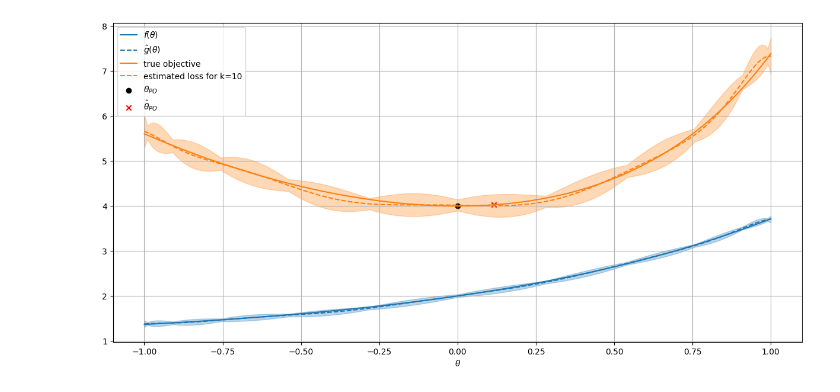
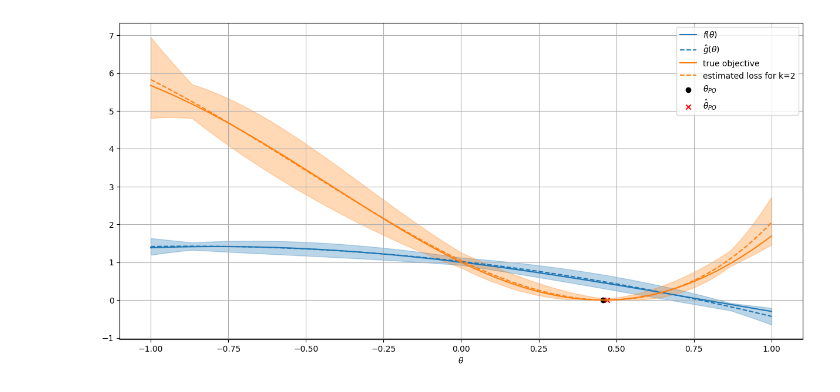
Before and after one commit to ivankirev13/Performative-Regression, a Jupyter notebook: performative_regression.ipynb, the cells around one changed output. Saved outputs shown, nothing was run; the diff lists cells and outputs as text; code cells hidden in the pictures.

```diff
--- a/performative_regression.ipynb
+++ b/performative_regression.ipynb
@@ -4,0 +50,19 @@ import math
+# %%
+
+def abss(x, k):
+
+    pr = Performative_Regression(k=k, n=1000, T=1, sigma=1, M=np.sqrt(2))
+
+    s = 0
+    for i in range(k+1):
+        s += np.abs(x - pr.thetas[i])
+
+    return s
+
+k = 8
+pr = Performative_Regression(k=k, n=1000, T=1, sigma=1, M=np.sqrt(2))
+t = np.linspace(-1, 1, 1000)
+
+plt.plot(t, abss(t, k))
+plt.scatter(pr.thetas, abss(0, k)*np.ones(len(pr.thetas)))
+plt.show()
@@ -25,7 +91,6 @@ class Performative_Regression:
 
         self.f_hat_values = self.f_hat()
 
-
     def f(self, theta):
         """
         Computes the true function value at a given Chebyshev node.
@@ -38,7 +103,7 @@ class Performative_Regression:
         """
 
         fun = np.cos(theta) - np.sin(theta)
-        fun = np.e**theta + 1
+        #fun = np.e**theta + 1
 
         return fun
 
@@ -175,7 +240,7 @@ class Performative_Regression:
         sum_new = 0
         for i in range(self.k+1):
             sum_new += np.abs(
-                (-1)**i * np.sin(np.pi * (2*i + 1) / (2*self.k + 2)) * np.cos((self.k+1)*np.arccos(theta)) / (self.k+1) / (theta - self.thetas[i])
+                np.sin(np.pi * (2*i + 1) / (2*self.k + 2)) * np.cos((self.k+1)*np.arccos(theta)) / (self.k+1) / (theta - np.cos(np.pi * (2*i + 1) / (2*self.k + 2)))
             )
 
         return sum_new
@@ -209,43 +274,40 @@ class Performative_Regression:
 
         t = np.linspace(-1, 1, 1000)
 
         plt.plot(t, self.f(t), 'C0', label=r'$f(\theta)$')
         plt.plot(t, self.g_hat(t), 'C0--', label=r"$\hat{g}(\theta)$")
         plt.fill_between(t,
                          self.g_hat(t) - self.conf_interval_at_theta(t),
                          self.g_hat(t) + self.conf_interval_at_theta(t),
                          alpha=0.3,
                          color="C0")
 
-
     def plot_objectives(self):
 
         t = np.linspace(-1, 1, 1000)
         ci = self.conf_interval_at_theta(t)
         ci_2 = ci**2 + 2 * ci * (self.g_hat(t) - t)
         ci_3 = ci**2 - 2 * ci * (self.g_hat(t) - t)
         plt.plot(t, self.true_loss(t), 'C1', label='true objective')
         plt.plot(t, self.estimated_loss(t), 'C1--', label=f'estimated loss for k={self.k}')
         plt.fill_between(t,
                          self.optimistic_loss(t),
                          self.pessimistic_loss(t),
                          alpha=0.3,
                          color='C1')
 
         estimated_min = self.minimum()[0]
         true_min = self.minimum()[1]
         plt.scatter(true_min, self.true_loss(true_min), label=r'$\theta_{PO}$', color='k')
         plt.scatter(estimated_min, self.true_loss(estimated_min), label=r'$\hat{\theta}_{PO}$', marker='x', color='r')
         plt.xlabel(r"$\theta$")
+
+pr = Performative_Regression(k=2, n=100, T=1, sigma=0.5, M=np.sqrt(2))
+plt.figure(figsize=(15, 7))
+pr.plot_f_vs_g()
+pr.plot_objectives()
+plt.grid()
+plt.legend()
+plt.show()
+# %% [output]
+[figure, added]
-# %%
-k=10
-pr = Performative_Regression(k=k, n=1000, T=1, sigma=0.5, M=np.e)
-plt.figure(figsize=(15, 7))
-pr.plot_f_vs_g()
-pr.plot_objectives()
-
-plt.grid()
-plt.legend()
-plt.show()
-# %% [output]
-[figure, removed]
```
Also changed, not shown: parts of 8 cells of this notebook.
